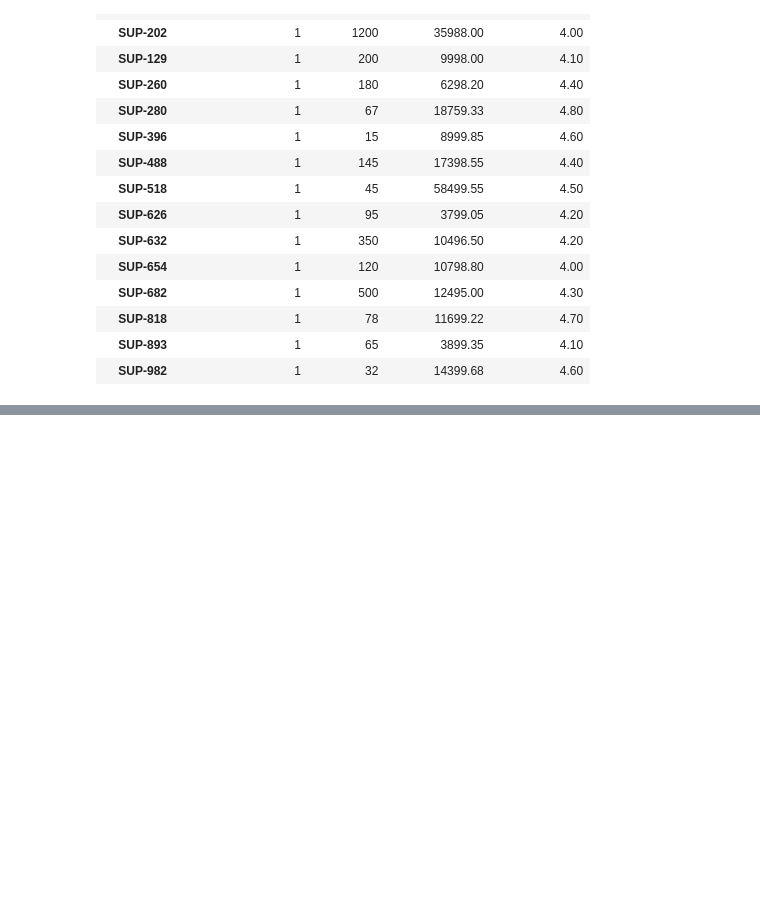
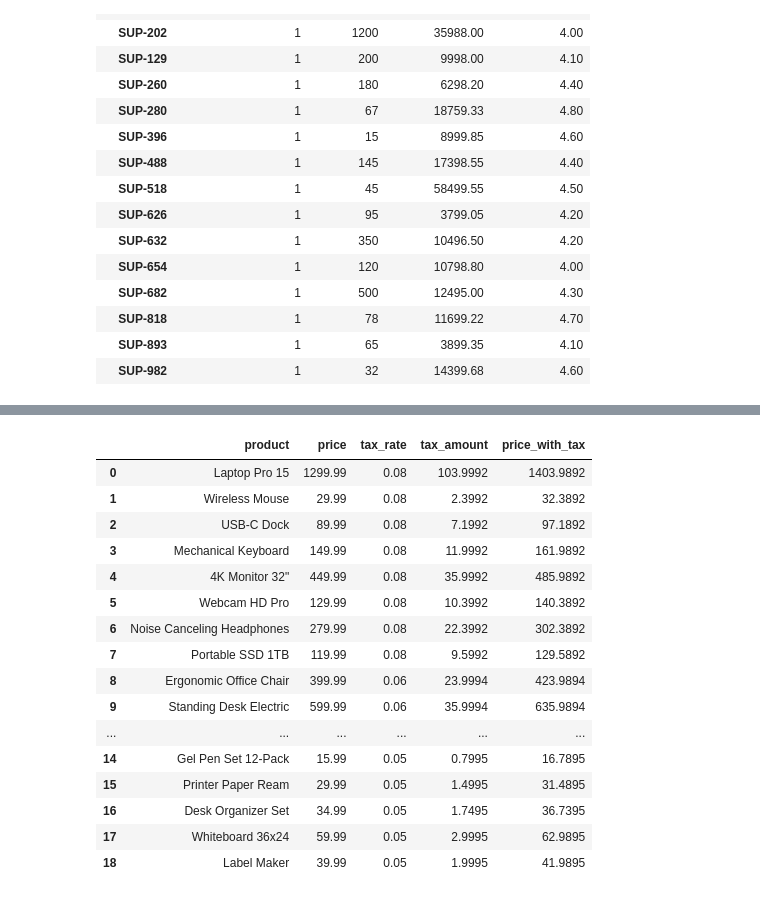
Before and after one commit to khing-fm/Data_Science, a Jupyter notebook: pandas-for_data-analytics_JSON-File.ipynb, the cells around one changed output, grey strips where cells are left out. Cells and saved outputs as stored; diff of their text form; code cells hidden in the pictures; blank space fills up the shorter version.

```diff
--- a/pandas-for_data-analytics_JSON-File.ipynb
+++ b/pandas-for_data-analytics_JSON-File.ipynb
@@ -460,0 +497,42 @@ display(supplier_summary)
+# %%
+# 13a. Tax amount calculation
+
+df['tax_amount'] = (
+    df['price'] * df['tax_rate']
+)
+
+# 13b. Price calculation (Tax inclusive)
+
+df['price_with_tax'] = (
+    df['price'] + df['tax_amount']
+)
+
+display(
+    df[
+        [
+            'product',
+            'price',
+            'tax_rate',
+            'tax_amount',
+            'price_with_tax'
+        ]
+    ]
+)
+# %% [output]
+|  | product | price | tax_rate | tax_amount | price_with_tax |
+| 0 | Laptop Pro 15 | 1299.99 | 0.08 | 103.9992 | 1403.9892 |
+| 1 | Wireless Mouse | 29.99 | 0.08 | 2.3992 | 32.3892 |
+| 2 | USB-C Dock | 89.99 | 0.08 | 7.1992 | 97.1892 |
+| 3 | Mechanical Keyboard | 149.99 | 0.08 | 11.9992 | 161.9892 |
+| 4 | 4K Monitor 32" | 449.99 | 0.08 | 35.9992 | 485.9892 |
+| 5 | Webcam HD Pro | 129.99 | 0.08 | 10.3992 | 140.3892 |
+| 6 | Noise Canceling Headphones | 279.99 | 0.08 | 22.3992 | 302.3892 |
+| 7 | Portable SSD 1TB | 119.99 | 0.08 | 9.5992 | 129.5892 |
+| 8 | Ergonomic Office Chair | 399.99 | 0.06 | 23.9994 | 423.9894 |
+| 9 | Standing Desk Electric | 599.99 | 0.06 | 35.9994 | 635.9894 |
+| ... | ... | ... | ... | ... | ... |
+| 14 | Gel Pen Set 12-Pack | 15.99 | 0.05 | 0.7995 | 16.7895 |
+| 15 | Printer Paper Ream | 29.99 | 0.05 | 1.4995 | 31.4895 |
+| 16 | Desk Organizer Set | 34.99 | 0.05 | 1.7495 | 36.7395 |
+| 17 | Whiteboard 36x24 | 59.99 | 0.05 | 2.9995 | 62.9895 |
+| 18 | Label Maker | 39.99 | 0.05 | 1.9995 | 41.9895 |
```
Also changed, not shown: parts of 2 cells of this notebook.
